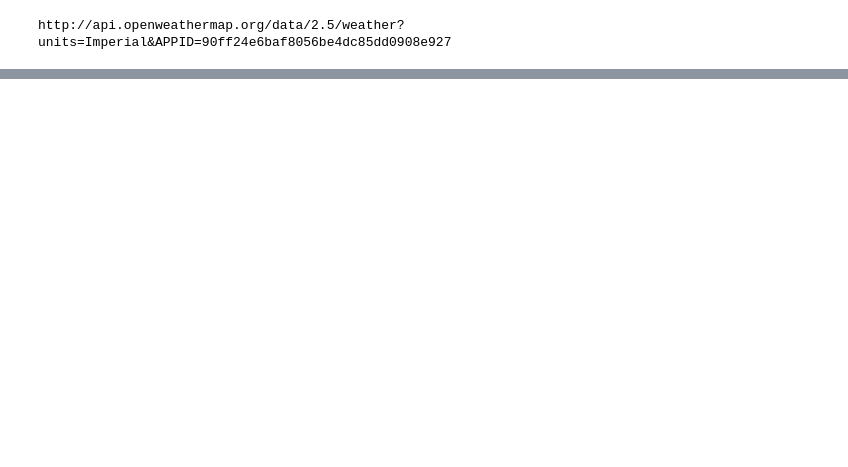
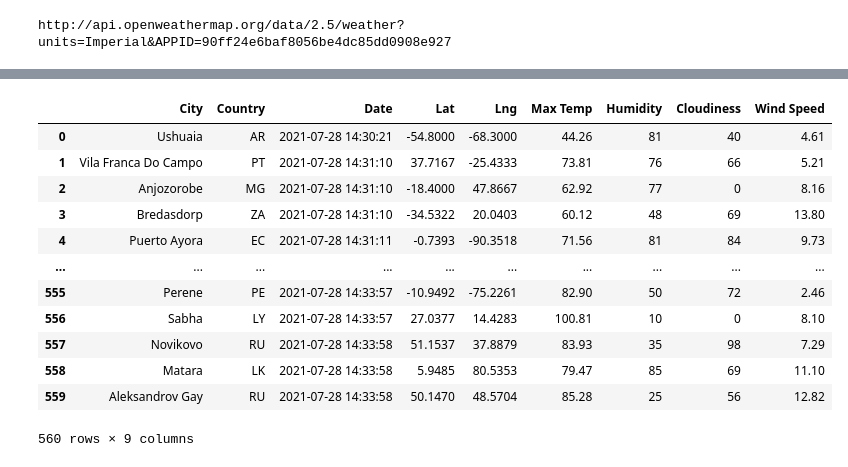
Before and after one commit to kwporras/World_Weather_Analysis, a Jupyter notebook: WeatherPY.ipynb, the cells around one changed output, grey strips where cells are left out. Saved outputs shown, nothing was run; the diff lists cells and outputs as text; code cells hidden in the pictures; blank space fills up the shorter version.

```diff
--- a/WeatherPY.ipynb
+++ b/WeatherPY.ipynb
@@ -125,4 +124,6 @@ Processing Record 27 of Set 12 | jardim
 Data Retrieval Complete
 -----------------------------
 # %%
-#Module 6.2.6
+# Convert the array of dictionaries to a Pandas DataFrame.
+city_data_df = pd.DataFrame(city_data)
+city_data_df.head(10)
@@ -128,0 +142,18 @@ Data Retrieval Complete
+# %%
+new_column_order = ["City", "Country", "Date", "Lat", "Lng", "Max Temp", "Humidity", "Cloudiness", "Wind Speed"]
+city_data_df = city_data_df[new_column_order]
+city_data_df
+# %% [output]
+|  | City | Country | Date | Lat | Lng | Max Temp | Humidity | Cloudiness | Wind Speed |
+| 0 | Ushuaia | AR | 2021-07-28 14:30:21 | -54.8000 | -68.3000 | 44.26 | 81 | 40 | 4.61 |
+| 1 | Vila Franca Do Campo | PT | 2021-07-28 14:31:10 | 37.7167 | -25.4333 | 73.81 | 76 | 66 | 5.21 |
+| 2 | Anjozorobe | MG | 2021-07-28 14:31:10 | -18.4000 | 47.8667 | 62.92 | 77 | 0 | 8.16 |
+| 3 | Bredasdorp | ZA | 2021-07-28 14:31:10 | -34.5322 | 20.0403 | 60.12 | 48 | 69 | 13.80 |
+| 4 | Puerto Ayora | EC | 2021-07-28 14:31:11 | -0.7393 | -90.3518 | 71.56 | 81 | 84 | 9.73 |
+| ... | ... | ... | ... | ... | ... | ... | ... | ... | ... |
+| 555 | Perene | PE | 2021-07-28 14:33:57 | -10.9492 | -75.2261 | 82.90 | 50 | 72 | 2.46 |
+| 556 | Sabha | LY | 2021-07-28 14:33:57 | 27.0377 | 14.4283 | 100.81 | 10 | 0 | 8.10 |
+| 557 | Novikovo | RU | 2021-07-28 14:33:58 | 51.1537 | 37.8879 | 83.93 | 35 | 98 | 7.29 |
+| 558 | Matara | LK | 2021-07-28 14:33:58 | 5.9485 | 80.5353 | 79.47 | 85 | 69 | 11.10 |
+| 559 | Aleksandrov Gay | RU | 2021-07-28 14:33:58 | 50.1470 | 48.5704 | 85.28 | 25 | 56 | 12.82 |
+560 rows × 9 columns
```
Also changed, not shown: parts of 4 cells of this notebook, 2 other files.
